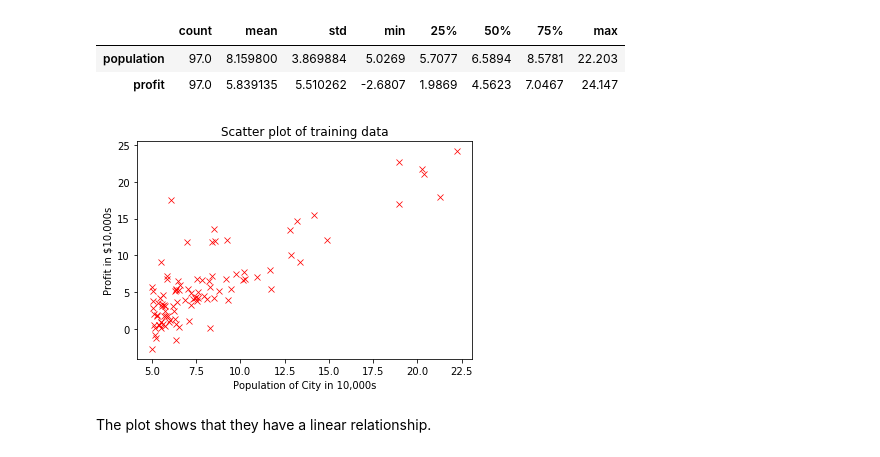
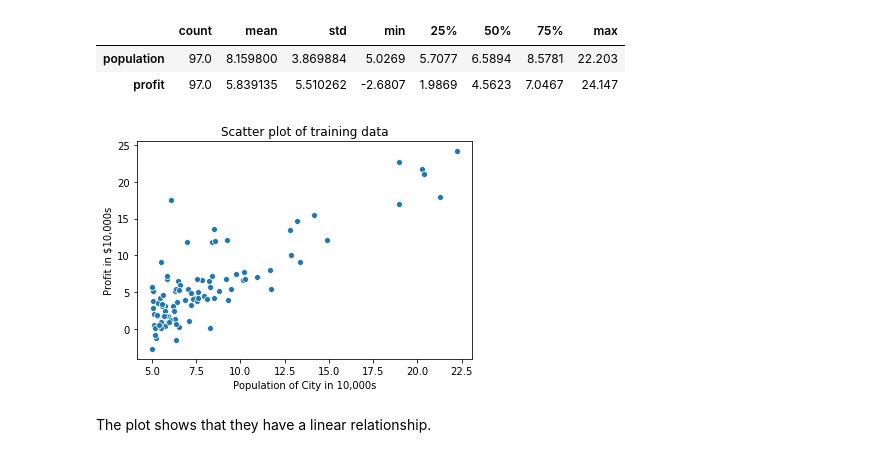
Before and after one commit to susilvaalmeida/machine-learning-andrew-ng, a Jupyter notebook: Linear Regression.ipynb, the cells around one changed output. Cells and saved outputs as stored; diff of their text form; code cells hidden in the pictures.

```diff
--- a/Linear Regression.ipynb
+++ b/Linear Regression.ipynb
@@ -123,10 +123,10 @@ df.describe().T
 | population | 97.0 | 8.159800 | 3.869884 | 5.0269 | 5.7077 | 6.5894 | 8.5781 | 22.203 |
 | profit | 97.0 | 5.839135 | 5.510262 | -2.6807 | 1.9869 | 4.5623 | 7.0467 | 24.147 |
 # %%
-ax = sns.scatterplot(x='population', y='profit', data=df, marker='x', color='r')
+ax = sns.scatterplot(x='population', y='profit', data=df)
 ax.set(xlabel='Population of City in 10,000s', ylabel='Profit in $10,000s', title='Scatter plot of training data');
 # %% [output]
-[figure, old version]
+[figure, new version]
 # %% [markdown]
 The plot shows that they have a linear relationship.
 # %% [markdown]
```
Also changed, not shown: parts of 12 cells of this notebook.
